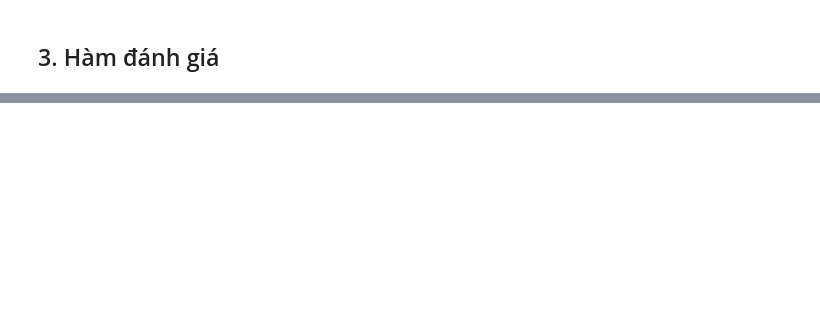
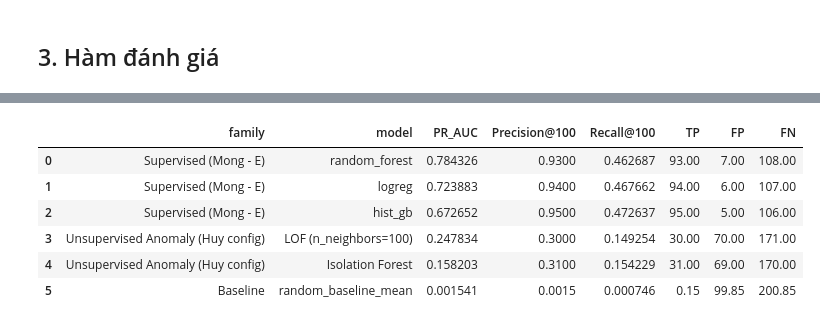
Before and after one commit to phamvanquynh04112005-prog/Data_Mining, a Jupyter notebook: notebooks/04_supervised_classification.ipynb, the cells around one changed output, grey strips where cells are left out. Cells and saved outputs as stored; diff of their text form; code cells hidden in the pictures; blank space fills up the shorter version.

```diff
--- a/notebooks/04_supervised_classification.ipynb
+++ b/notebooks/04_supervised_classification.ipynb
@@ -243,0 +292,64 @@ print("đã lưu:", [p.name for p in OUT.glob("classification_*")])
+# %%
+# --- 9.1 Đối sánh 1-1 với file anomaly_scores_test.csv của Huy trên split_random ---
+tr_r = df[df["split_random"] == "train"]
+va_r = df[df["split_random"] == "val"]
+te_r = df[df["split_random"] == "test"]
+
+huy_scores = pd.read_csv(OUT / "anomaly_scores_test.csv").sort_values("txn_id").reset_index(drop=True)
+te_r_sorted = te_r.sort_values("txn_id").reset_index(drop=True)
+assert np.array_equal(huy_scores["txn_id"].to_numpy(), te_r_sorted["txn_id"].to_numpy()), "txn_id không khớp với file của Huy!"
+
+y_tr_r, y_va_r, y_te_r = tr_r[LABEL].to_numpy(), va_r[LABEL].to_numpy(), te_r_sorted[LABEL].to_numpy()
+comp_random_rows = []
+
+for name, cfgs in grid.items():
+    best_ap, best_cfg = -1.0, None
+    for cfg in cfgs:
+        m = make_model(name, **cfg).fit(tr_r[FEATURES], y_tr_r)
+        ap = average_precision_score(y_va_r, m.predict_proba(va_r[FEATURES])[:, 1])
+        if ap > best_ap:
+            best_ap, best_cfg = ap, cfg
+    # Để công bằng với Huy (Huy chỉ fit trên train của split_random, không gộp val), ta fit trên train:
+    m_te = make_model(name, **best_cfg).fit(tr_r[FEATURES], y_tr_r)
+    s_te = m_te.predict_proba(te_r_sorted[FEATURES])[:, 1]
+    r = report(name, y_te_r, s_te, K)
+    comp_random_rows.append({"family": "Supervised (Mong - E)", **r, "config": json.dumps(best_cfg)})
+
+for col_score, m_name in [("lof_score", "LOF (n_neighbors=100)"), ("isolation_forest_score", "Isolation Forest")]:
+    r = report(m_name, y_te_r, huy_scores[col_score].to_numpy(), K)
+    comp_random_rows.append({"family": "Unsupervised Anomaly (Huy - D)", **r, "config": "Huy notebook 03"})
+
+rb_random = random_baseline(y_te_r, K)
+comp_random_rows.append({"family": "Baseline", "model": "random_baseline_mean", **rb_random, "config": "100 runs"})
+
+comp_random_df = pd.DataFrame(comp_random_rows).sort_values("PR_AUC", ascending=False).reset_index(drop=True)
+print("=== BẢNG E7.1: SO SÁNH HAI HỌ MÔ HÌNH TRÊN CÙNG TẬP TEST split_random (56.746 dòng, 95 fraud) ===")
+print(comp_random_df[["family", "model", "PR_AUC", "Precision@100", "Recall@100", "TP", "FP", "FN"]].to_string(index=False))
+
+# --- 9.2 Chạy cấu hình Anomaly Detection của Huy trên split_temporal (Ngày 1) để so sánh theo ngày & nạp kho Quỳnh ---
+sc_temp = StandardScaler()
+X_d0_v = sc_temp.fit_transform(day0[V_COLS])
+X_te_v = sc_temp.transform(test[V_COLS])
+
+iso_temp = IsolationForest(n_estimators=100, contamination="auto", random_state=RANDOM_STATE, n_jobs=-1)
+iso_temp.fit(day0[V_COLS])
+iso_temp_scores = -iso_temp.decision_function(test[V_COLS])
+
+rng_lof = np.random.default_rng(RANDOM_STATE)
+lof_idx = rng_lof.choice(len(X_d0_v), size=min(20000, len(X_d0_v)), replace=False)
+lof_temp = LocalOutlierFactor(n_neighbors=100, novelty=True, n_jobs=-1)
+lof_temp.fit(X_d0_v[lof_idx])
+lof_temp_scores = -lof_temp.decision_function(X_te_v)
+
+comp_temp_rows = [
+    {"family": "Supervised (Mong - E)", **r}
+    for r in final_rows if r["model"] != "random_baseline_mean"
+] + [
+    {"family": "Unsupervised Anomaly (Huy config)", **report("LOF (n_neighbors=100)", y_te, lof_temp_scores, K)},
+    {"family": "Unsupervised Anomaly (Huy config)", **report("Isolation Forest", y_te, iso_temp_scores, K)},
+    {"family": "Baseline", "model": "random_baseline_mean", **rb_test},
+]
+comp_temp_df = pd.DataFrame(comp_temp_rows).sort_values("PR_AUC", ascending=False).reset_index(drop=True)
+print("\n=== BẢNG E7.2: SO SÁNH HAI HỌ MÔ HÌNH TRÊN NGÀY 1 split_temporal (139.490 dòng, 201 fraud, K=100/ngày) ===")
+comp_temp_df[["family", "model", "PR_AUC", "Precision@100", "Recall@100", "TP", "FP", "FN"]]
+# %% [output]
@@ -243,0 +366,7 @@ print("đã lưu:", [p.name for p in OUT.glob("classification_*")])
+|  | family | model | PR_AUC | Precision@100 | Recall@100 | TP | FP | FN |
+| 0 | Supervised (Mong - E) | random_forest | 0.784326 | 0.9300 | 0.462687 | 93.00 | 7.00 | 108.00 |
+| 1 | Supervised (Mong - E) | logreg | 0.723883 | 0.9400 | 0.467662 | 94.00 | 6.00 | 107.00 |
+| 2 | Supervised (Mong - E) | hist_gb | 0.672652 | 0.9500 | 0.472637 | 95.00 | 5.00 | 106.00 |
+| 3 | Unsupervised Anomaly (Huy config) | LOF (n_neighbors=100) | 0.247834 | 0.3000 | 0.149254 | 30.00 | 70.00 | 171.00 |
+| 4 | Unsupervised Anomaly (Huy config) | Isolation Forest | 0.158203 | 0.3100 | 0.154229 | 31.00 | 69.00 | 170.00 |
+| 5 | Baseline | random_baseline_mean | 0.001541 | 0.0015 | 0.000746 | 0.15 | 99.85 | 200.85 |
```
Also changed, not shown: parts of 31 cells of this notebook, 8 other files.
